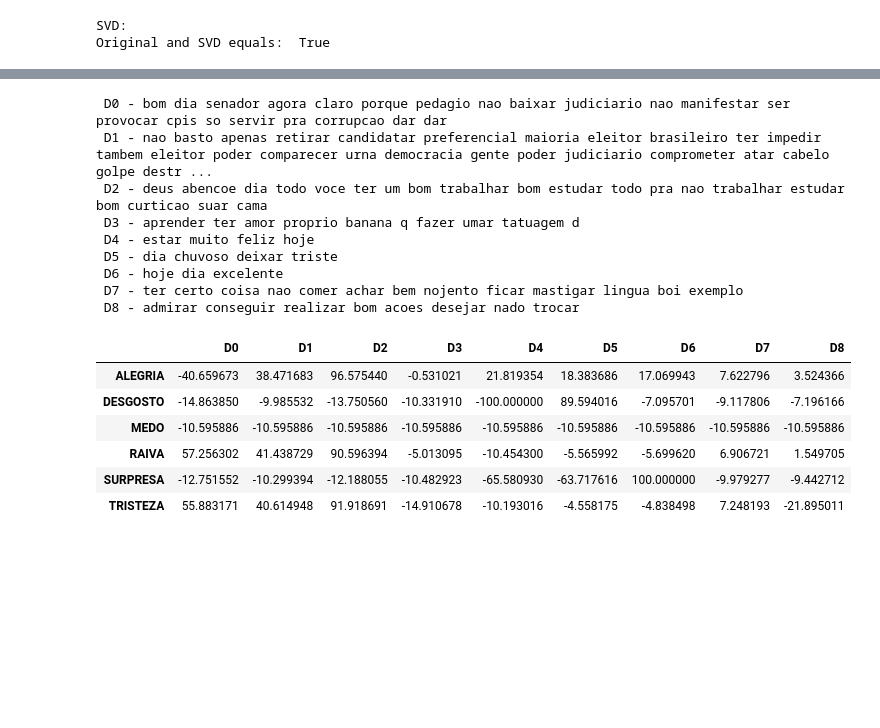
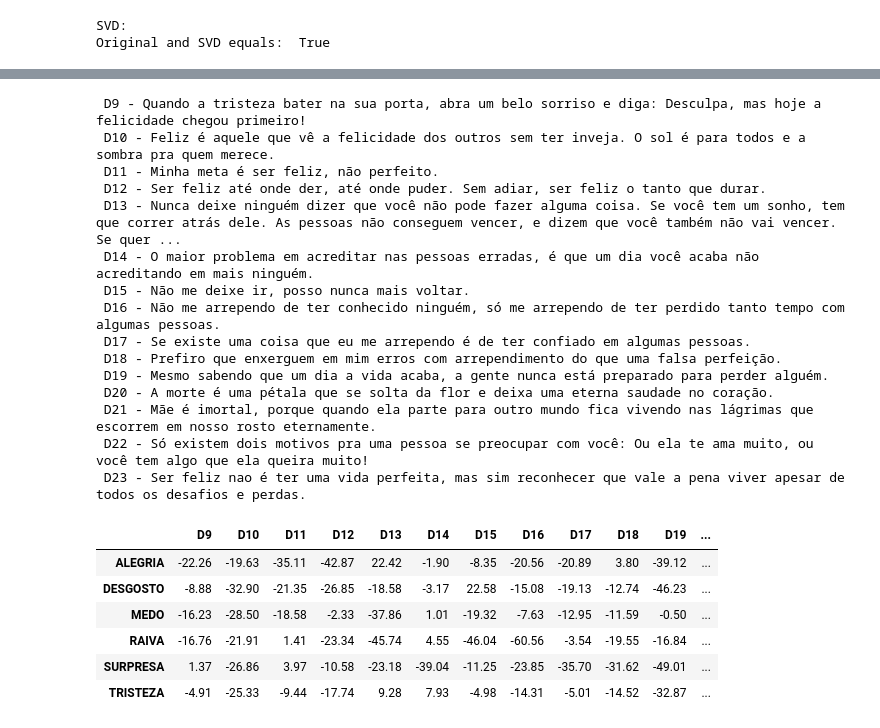
Before and after one commit to rdenadai/TxtP-Study-Notebooks, a Jupyter notebook: notebooks/text_classification_example.ipynb, the cells around one changed output, grey strips where cells are left out. Cells and saved outputs as stored; diff of their text form; code cells hidden in the pictures; blank space fills up the shorter version.

```diff
--- a/notebooks/text_classification_example.ipynb
+++ b/notebooks/text_classification_example.ipynb
@@ -287,7 +291,7 @@ def generate_corpus(frases, tokenize=False):
     return tokenized_frases
 
 
-frases = [
+frases_originais = [
     'Bom dia SENADOR, agora está claro porque o pedágio não baixava,o judiciário não se manifestava quando era provocado e as CPIs só serviram prá corrupção,deu no que deu 🙄',
     'Não basta apenas retirar o candidato preferencial da maioria dos eleitores brasileiros. Tem que impedir também que esses mesmos eleitores possam comparecer às urnas. Que democracia é essa, minha gente? Poder judiciário comprometido até os cabelos com o golpe de destrói o país.',
     'Deus abençoe o dia de todos você, tenham um bom trabalho e bom estudo a todos. E pra aqueles que não trabalha e nem estuda, boa curtição em sua cama 🙂',
@@ -297,13 +301,32 @@ frases = [
     'Hoje o dia esta excelente',
     'Tem certas coisas que eu não como, acho bem nojento ficar mastigando lingua de boi por exemplo',
     'É de se admirar àqueles que conseguem realizar boas ações sem desejar nada em troca',
+
+    'Quando a tristeza bater na sua porta, abra um belo sorriso e diga: Desculpa, mas hoje a felicidade chegou primeiro!',
+    'Feliz é aquele que vê a felicidade dos outros sem ter inveja. O sol é para todos e a sombra pra quem merece.',
+    'Minha meta é ser feliz, não perfeito.',
+    'Ser feliz até onde der, até onde puder. Sem adiar, ser feliz o tanto que durar.',
+    'Nunca deixe ninguém dizer que você não pode fazer alguma coisa. Se você tem um sonho, tem que correr atrás dele. As pessoas não conseguem vencer, e dizem que você também não vai vencer. Se quer alguma coisa, corre atrás.',
+
+    'O maior problema em acreditar nas pessoas erradas, é que um dia você acaba não acreditando em mais ninguém.',
+    'Não me deixe ir, posso nunca mais voltar.',
+    'Não me arrependo de ter conhecido ninguém, só me arrependo de ter perdido tanto tempo com algumas pessoas.',
+    'Se existe uma coisa que eu me arrependo é de ter confiado em algumas pessoas.',
+    'Prefiro que enxerguem em mim erros com arrependimento do que uma falsa perfeição.',
+
+    'Mesmo sabendo que um dia a vida acaba, a gente nunca está preparado para perder alguém.',
+    'A morte é uma pétala que se solta da flor e deixa uma eterna saudade no coração.',
+    'Mãe é imortal, porque quando ela parte para outro mundo fica vivendo nas lágrimas que escorrem em nosso rosto eternamente.',
+    'Só existem dois motivos pra uma pessoa se preocupar com você: Ou ela te ama muito, ou você tem algo que ela queira muito!',
+    'Ser feliz nao é ter uma vida perfeita, mas sim reconhecer que vale a pena viver apesar de todos os desafios e perdas.'
 ]
 
 # N = 10000
 
-# frases += [' '.join(f).replace('_', ' ') for f in flt.sents()[:250]]
-# frases += [' '.join(f).replace('_', ' ') for f in mch.sents()[:250]]
-# frases += [' '.join(f).replace('_', ' ') for f in mcm.sents()[:250]]
+frases = copy.deepcopy(frases_originais)
+frases += [' '.join(f).replace('_', ' ') for f in flt.sents()[:1000]]
+frases += [' '.join(f).replace('_', ' ') for f in mch.sents()[:1000]]
+frases += [' '.join(f).replace('_', ' ') for f in mcm.sents()[:1000]]
 
 frases = list(generate_corpus(frases, tokenize=False))
 # print(frases)
@@ -469,31 +512,37 @@ display(df[
 # %%
 dtframe = np.zeros((len(ldocs), len(emotion_words.keys())))
 for i, d in enumerate(ldocs):
     for k, it in enumerate(emotion_words.items()):
         a = [ws[:, k]]
         b = [v.T[i]]
         dtframe[i][k] = cosine_similarity(a, b)
-dtframe = normalization(dtframe, -100, 100)
+dtframe = np.round(normalization(dtframe, -100, 100), 2)
 
-for i, frase in enumerate(frases):
-    print(f' D{i} - {frase}')
+for i, frase in enumerate(frases_originais[9:24]):
+    print(f' D{i+9} - {frase}')
 
-df = pd.DataFrame(dtframe.T, index=emotion_words.keys(), columns=ldocs)
+df = pd.DataFrame(dtframe[9:24].T, index=emotion_words.keys(), columns=ldocs[9:24])
 display(df.head(15))
 # %% [output]
- D0 - bom dia senador agora claro porque pedagio nao baixar judiciario nao manifestar ser provocar cpis so servir pra corrupcao dar dar
- D1 - nao basto apenas retirar candidatar preferencial maioria eleitor brasileiro ter impedir tambem eleitor poder comparecer urna democracia gente poder judiciario comprometer atar cabelo golpe destr ...
- D2 - deus abencoe dia todo voce ter um bom trabalhar bom estudar todo pra nao trabalhar estudar bom curticao suar cama
- D3 - aprender ter amor proprio banana q fazer umar tatuagem d
- D4 - estar muito feliz hoje
- D5 - dia chuvoso deixar triste
- D6 - hoje dia excelente
- D7 - ter certo coisa nao comer achar bem nojento ficar mastigar lingua boi exemplo
- D8 - admirar conseguir realizar bom acoes desejar nado trocar
+ D9 - Quando a tristeza bater na sua porta, abra um belo sorriso e diga: Desculpa, mas hoje a felicidade chegou primeiro!
+ D10 - Feliz é aquele que vê a felicidade dos outros sem ter inveja. O sol é para todos e a sombra pra quem merece.
+ D11 - Minha meta é ser feliz, não perfeito.
+ D12 - Ser feliz até onde der, até onde puder. Sem adiar, ser feliz o tanto que durar.
+ D13 - Nunca deixe ninguém dizer que você não pode fazer alguma coisa. Se você tem um sonho, tem que correr atrás dele. As pessoas não conseguem vencer, e dizem que você também não vai vencer. Se quer ...
+ D14 - O maior problema em acreditar nas pessoas erradas, é que um dia você acaba não acreditando em mais ninguém.
+ D15 - Não me deixe ir, posso nunca mais voltar.
+ D16 - Não me arrependo de ter conhecido ninguém, só me arrependo de ter perdido tanto tempo com algumas pessoas.
+ D17 - Se existe uma coisa que eu me arrependo é de ter confiado em algumas pessoas.
+ D18 - Prefiro que enxerguem em mim erros com arrependimento do que uma falsa perfeição.
+ D19 - Mesmo sabendo que um dia a vida acaba, a gente nunca está preparado para perder alguém.
+ D20 - A morte é uma pétala que se solta da flor e deixa uma eterna saudade no coração.
+ D21 - Mãe é imortal, porque quando ela parte para outro mundo fica vivendo nas lágrimas que escorrem em nosso rosto eternamente.
+ D22 - Só existem dois motivos pra uma pessoa se preocupar com você: Ou ela te ama muito, ou você tem algo que ela queira muito!
+ D23 - Ser feliz nao é ter uma vida perfeita, mas sim reconhecer que vale a pena viver apesar de todos os desafios e perdas.
-|  | D0 | D1 | D2 | D3 | D4 | D5 | D6 | D7 | D8 |
-| ALEGRIA | -40.659673 | 38.471683 | 96.575440 | -0.531021 | 21.819354 | 18.383686 | 17.069943 | 7.622796 | 3.524366 |
-| DESGOSTO | -14.863850 | -9.985532 | -13.750560 | -10.331910 | -100.000000 | 89.594016 | -7.095701 | -9.117806 | -7.196166 |
-| MEDO | -10.595886 | -10.595886 | -10.595886 | -10.595886 | -10.595886 | -10.595886 | -10.595886 | -10.595886 | -10.595886 |
-| RAIVA | 57.256302 | 41.438729 | 90.596394 | -5.013095 | -10.454300 | -5.565992 | -5.699620 | 6.906721 | 1.549705 |
-| SURPRESA | -12.751552 | -10.299394 | -12.188055 | -10.482923 | -65.580930 | -63.717616 | 100.000000 | -9.979277 | -9.442712 |
-| TRISTEZA | 55.883171 | 40.614948 | 91.918691 | -14.910678 | -10.193016 | -4.558175 | -4.838498 | 7.248193 | -21.895011 |
+|  | D9 | D10 | D11 | D12 | D13 | D14 | D15 | D16 | D17 | D18 | D19 | ... |
+| ALEGRIA | -22.26 | -19.63 | -35.11 | -42.87 | 22.42 | -1.90 | -8.35 | -20.56 | -20.89 | 3.80 | -39.12 | ... |
+| DESGOSTO | -8.88 | -32.90 | -21.35 | -26.85 | -18.58 | -3.17 | 22.58 | -15.08 | -19.13 | -12.74 | -46.23 | ... |
+| MEDO | -16.23 | -28.50 | -18.58 | -2.33 | -37.86 | 1.01 | -19.32 | -7.63 | -12.95 | -11.59 | -0.50 | ... |
+| RAIVA | -16.76 | -21.91 | 1.41 | -23.34 | -45.74 | 4.55 | -46.04 | -60.56 | -3.54 | -19.55 | -16.84 | ... |
+| SURPRESA | 1.37 | -26.86 | 3.97 | -10.58 | -23.18 | -39.04 | -11.25 | -23.85 | -35.70 | -31.62 | -49.01 | ... |
+| TRISTEZA | -4.91 | -25.33 | -9.44 | -17.74 | 9.28 | 7.93 | -4.98 | -14.31 | -5.01 | -14.52 | -32.87 | ... |
```
Also changed, not shown: parts of 7 cells of this notebook.
